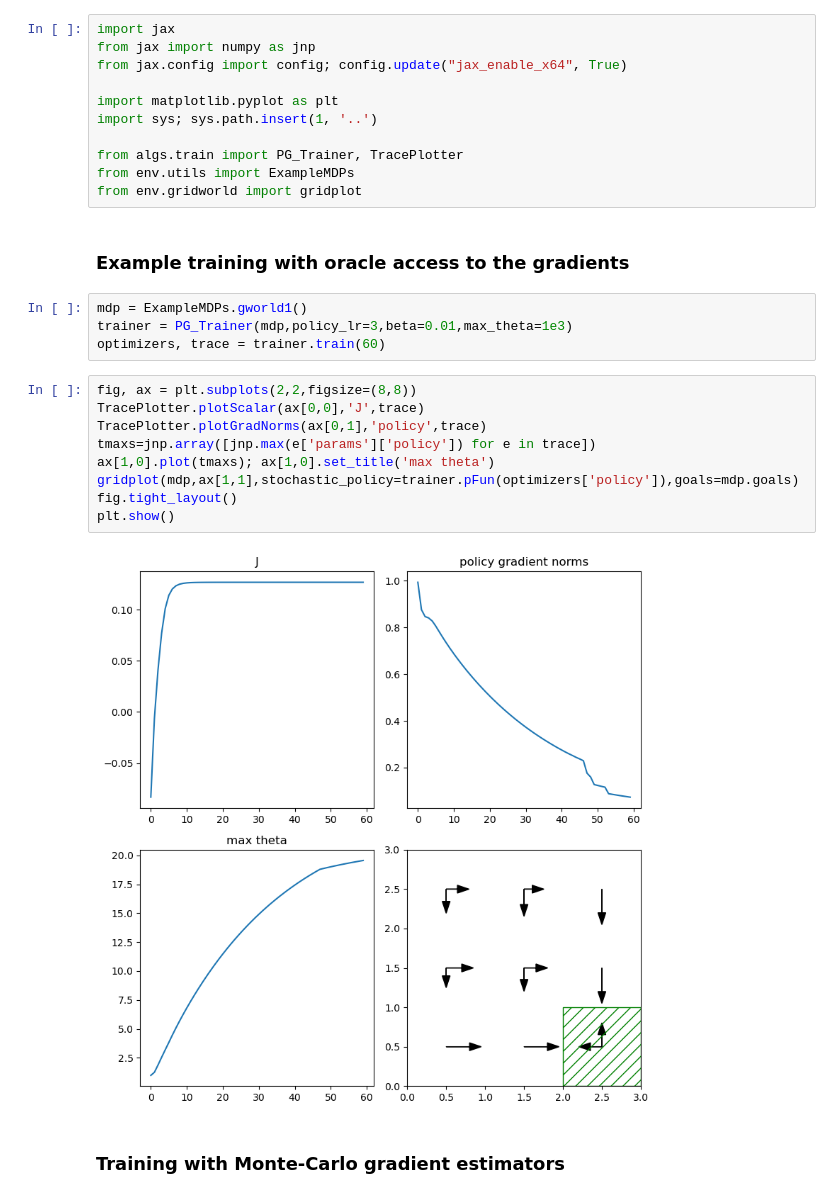
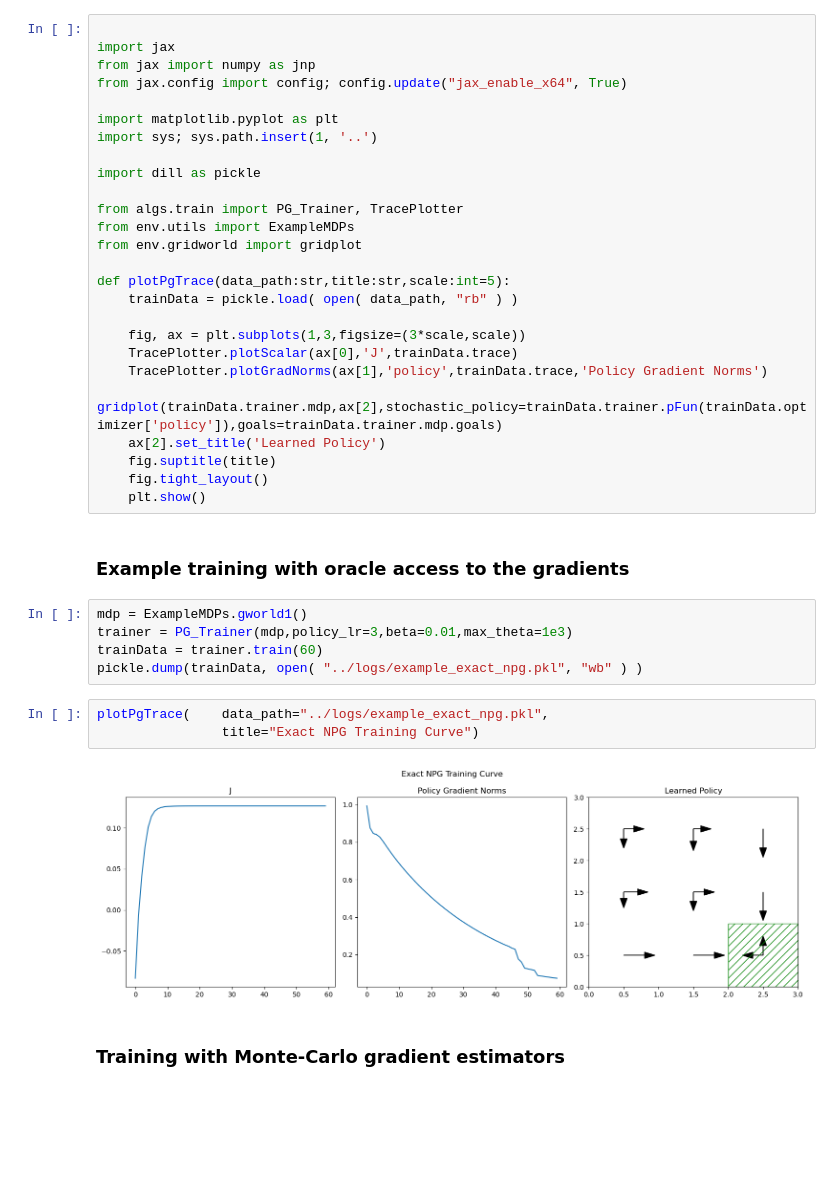
Before and after one commit to RenardDesNeiges/CIRL_Experiments, a Jupyter notebook: notebooks/pg_example.ipynb, the cells around one changed output. Saved outputs shown, nothing was run; the diff lists cells and outputs as text; blank space fills up the shorter version.

```diff
--- a/notebooks/pg_example.ipynb
+++ b/notebooks/pg_example.ipynb
@@ -1,4 +1,5 @@
 # %%
+
 import jax
 from jax import numpy as jnp
 from jax.config import config; config.update("jax_enable_x64", True)
@@ -6,26 +7,35 @@ from jax.config import config; config.update("jax_enable_x64", True)
 import matplotlib.pyplot as plt
 import sys; sys.path.insert(1, '..')
 
+import dill as pickle
+
 from algs.train import PG_Trainer, TracePlotter
 from env.utils import ExampleMDPs
 from env.gridworld import gridplot
+
+def plotPgTrace(data_path:str,title:str,scale:int=5):
+    trainData = pickle.load( open( data_path, "rb" ) )
+
+    fig, ax = plt.subplots(1,3,figsize=(3*scale,scale))
+    TracePlotter.plotScalar(ax[0],'J',trainData.trace)
+    TracePlotter.plotGradNorms(ax[1],'policy',trainData.trace,'Policy Gradient Norms')
+    gridplot(trainData.trainer.mdp,ax[2],stochastic_policy=trainData.trainer.pFun(trainData.optimizer['policy']),goals=trainData.trainer.mdp.goals)
+    ax[2].set_title('Learned Policy')
+    fig.suptitle(title)
+    fig.tight_layout()
+    plt.show()
 # %% [markdown]
 ### Example training with oracle access to the gradients
 # %%
 mdp = ExampleMDPs.gworld1()
 trainer = PG_Trainer(mdp,policy_lr=3,beta=0.01,max_theta=1e3)
-optimizers, trace = trainer.train(60)
+trainData = trainer.train(60)
+pickle.dump(trainData, open( "../logs/example_exact_npg.pkl", "wb" ) )
-# %%
-fig, ax = plt.subplots(2,2,figsize=(8,8))
-TracePlotter.plotScalar(ax[0,0],'J',trace)
-TracePlotter.plotGradNorms(ax[0,1],'policy',trace)
-tmaxs=jnp.array([jnp.max(e['params']['policy']) for e in trace])
-ax[1,0].plot(tmaxs); ax[1,0].set_title('max theta')
-gridplot(mdp,ax[1,1],stochastic_policy=trainer.pFun(optimizers['policy']),goals=mdp.goals)
-fig.tight_layout()
-plt.show()
-# %% [output]
-[figure, removed]
+# %%
+plotPgTrace(    data_path="../logs/example_exact_npg.pkl",
+                title="Exact NPG Training Curve")
+# %% [output]
+[figure, added]
 # %% [markdown]
 ### Training with Monte-Carlo gradient estimators
 # %%
```
Also changed, not shown: parts of 3 cells of this notebook, 19 other files.
